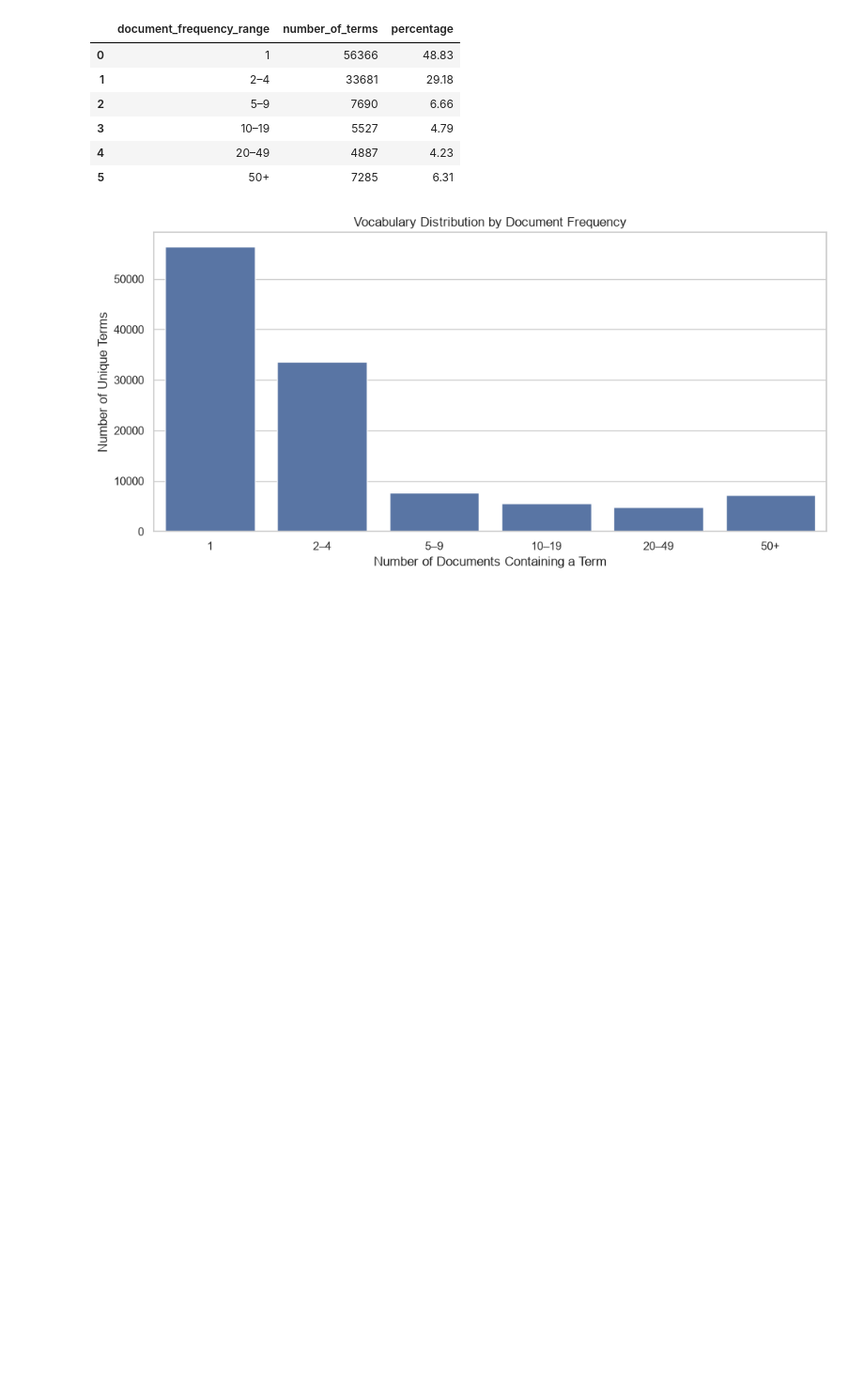
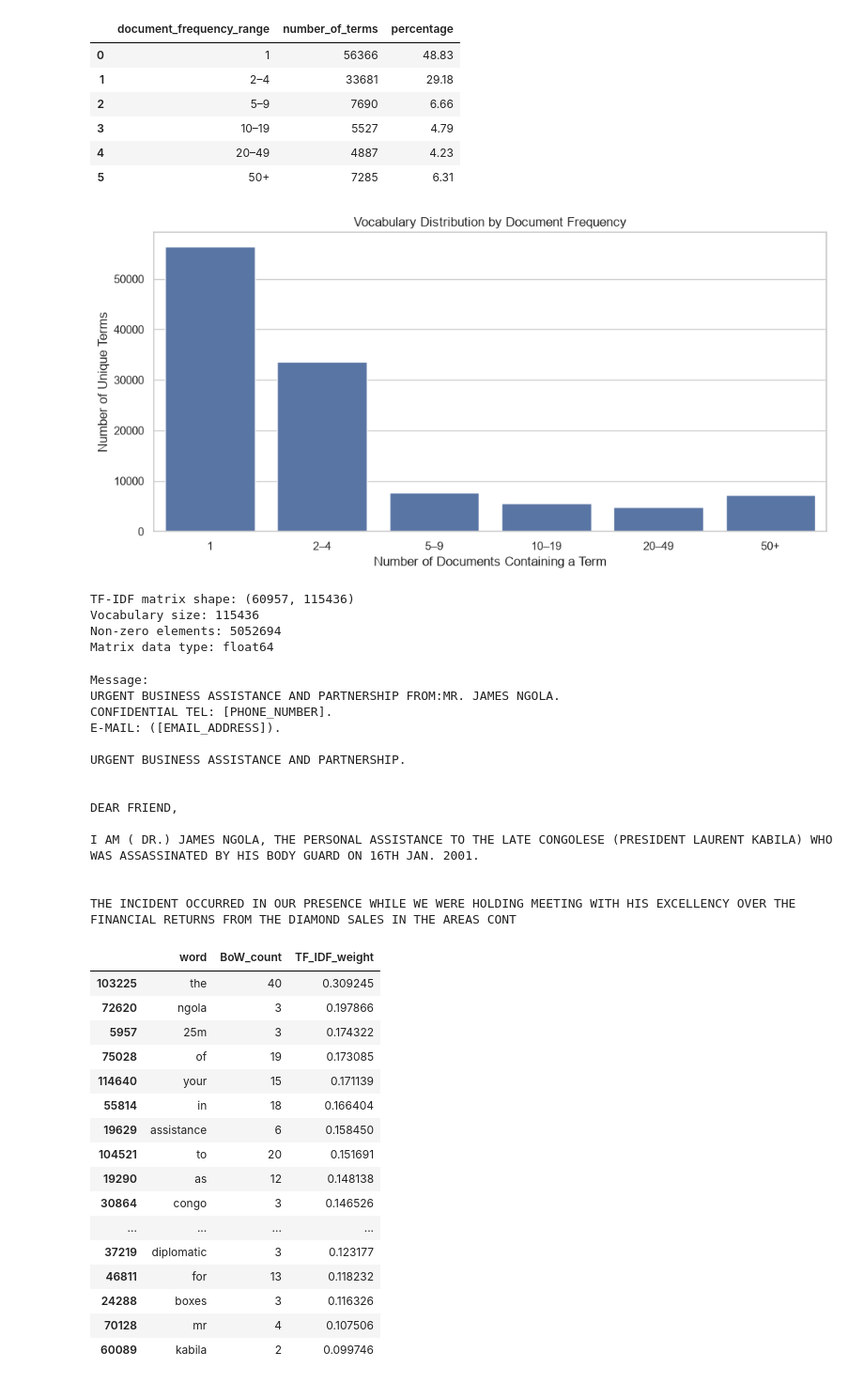
Before and after one commit to Supan-Roy/financial-scam-analysis, a Jupyter notebook: notebooks/02_text_representation.ipynb, the cells around one changed output. Shown at 94% size. Drawn from its saved outputs; the diff is of its cells as text; code cells hidden in the pictures; blank space fills up the shorter version.

Commit message:
feat: add text representation notebook for feature extraction and vectorization

```diff
--- a/notebooks/02_text_representation.ipynb
+++ b/notebooks/02_text_representation.ipynb
@@ -532,3 +532,78 @@ plt.tight_layout()
 plt.show()
 # %% [output]
 [figure]
+# %%
+# 21. Generate TF-IDF representation of the training dataset
+
+tfidf_vectorizer = TfidfVectorizer(
+    max_features=None,
+    ngram_range=(1, 1)
+)
+
+X_train_tfidf = tfidf_vectorizer.fit_transform(
+    train_df["normalized_text"].fillna("")
+)
+
+print("TF-IDF matrix shape:", X_train_tfidf.shape)
+print("Vocabulary size:", len(tfidf_vectorizer.vocabulary_))
+print("Non-zero elements:", X_train_tfidf.nnz)
+print("Matrix data type:", X_train_tfidf.dtype)
+# %% [output]
+TF-IDF matrix shape: (60957, 115436)
+Vocabulary size: 115436
+Non-zero elements: 5052694
+Matrix data type: float64
+# %%
+# 22. Compare BoW and TF-IDF values for one training message
+
+sample_index = 0
+
+bow_row = full_bow_matrix[sample_index]
+tfidf_row = X_train_tfidf[sample_index]
+
+comparison = pd.DataFrame({
+    "word": full_bow_vectorizer.get_feature_names_out(),
+    "BoW_count": bow_row.toarray().ravel(),
+    "TF_IDF_weight": tfidf_row.toarray().ravel()
+})
+
+comparison = comparison[
+    comparison["BoW_count"] > 0
+].sort_values("TF_IDF_weight", ascending=False)
+
+print("Message:")
+print(train_df.iloc[sample_index]["normalized_text"][:500])
+
+display(comparison.head(20))
+# %% [output]
+Message:
+URGENT BUSINESS ASSISTANCE AND PARTNERSHIP FROM:MR. JAMES NGOLA.
+CONFIDENTIAL TEL: [PHONE_NUMBER].
+E-MAIL: ([EMAIL_ADDRESS]).
+
+URGENT BUSINESS ASSISTANCE AND PARTNERSHIP.
+
+
+DEAR FRIEND,
+
+I AM ( DR.) JAMES NGOLA, THE PERSONAL ASSISTANCE TO THE LATE CONGOLESE (PRESIDENT LAURENT KABILA) WHO WAS ASSASSINATED BY HIS BODY GUARD ON 16TH JAN. 2001.
+
+
+THE INCIDENT OCCURRED IN OUR PRESENCE WHILE WE WERE HOLDING MEETING WITH HIS EXCELLENCY OVER THE FINANCIAL RETURNS FROM THE DIAMOND SALES IN THE AREAS CONT
+|  | word | BoW_count | TF_IDF_weight |
+| 103225 | the | 40 | 0.309245 |
+| 72620 | ngola | 3 | 0.197866 |
+| 5957 | 25m | 3 | 0.174322 |
+| 75028 | of | 19 | 0.173085 |
+| 114640 | your | 15 | 0.171139 |
+| 55814 | in | 18 | 0.166404 |
+| 19629 | assistance | 6 | 0.158450 |
+| 104521 | to | 20 | 0.151691 |
+| 19290 | as | 12 | 0.148138 |
+| 30864 | congo | 3 | 0.146526 |
+| ... | ... | ... | ... |
+| 37219 | diplomatic | 3 | 0.123177 |
+| 46811 | for | 13 | 0.118232 |
+| 24288 | boxes | 3 | 0.116326 |
+| 70128 | mr | 4 | 0.107506 |
+| 60089 | kabila | 2 | 0.099746 |
```
Also changed, not shown: parts of 5 cells of this notebook.
